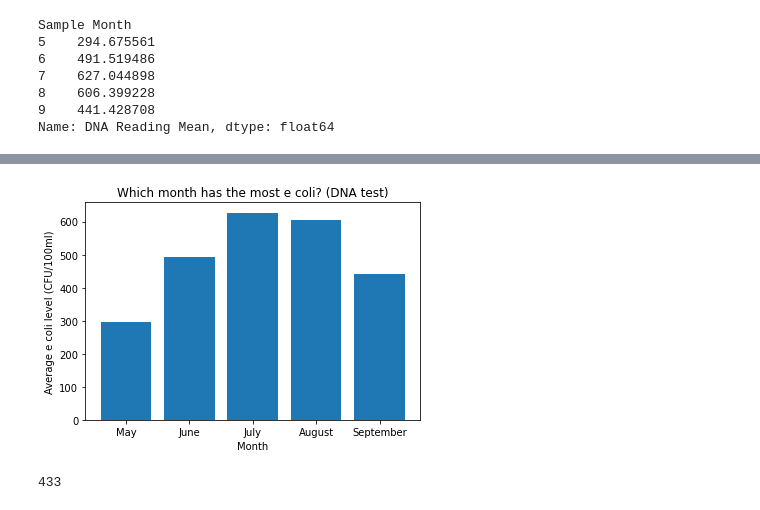
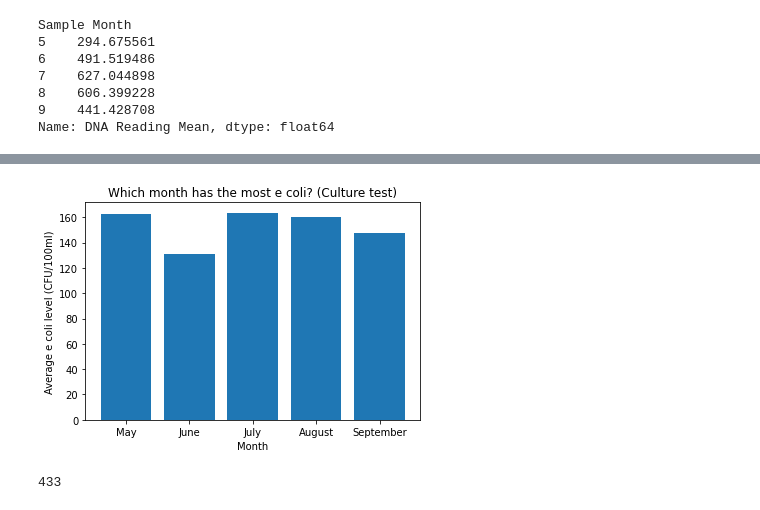
Before and after one commit to ander1908/Bootcamp_Project1, a Jupyter notebook: Leah_worst_month.ipynb, the cells around one changed output, grey strips where cells are left out. Saved outputs shown, nothing was run; the diff lists cells and outputs as text; code cells hidden in the pictures.

Commit message:
added culture test to monthly bar graph and created CSVs of daily results for culture and dna tests

```diff
--- a/Leah_worst_month.ipynb
+++ b/Leah_worst_month.ipynb
@@ -45,3 +56,4 @@ dna_data.head()
 # %%
 dna_by_month = dna_data.groupby("Sample Month")
+culture_by_month = culture_data.groupby("Sample Month")
 # %%
@@ -59,0 +82,3 @@ x_axis = ["May", "June", "July", "August", "September"]
+# %%
+culture_y_axis = culture_by_month["Culture Reading Mean"].mean()
+culture_y_axis
@@ -60,13 +94,18 @@ x_axis = ["May", "June", "July", "August", "September"]
+# %%
+#dropping october
+culture_y_axis=culture_y_axis.drop(labels=10)
+# %%
+x_axis = ["May", "June", "July", "August", "September"]
 # %%
-plt.bar(x_axis, y_axis)
+plt.bar(x_axis, culture_y_axis)
 
 
-plt.title("Which month has the most e coli? (DNA test)")
+plt.title("Which month has the most e coli? (Culture test)")
 plt.xlabel("Month")
 plt.ylabel("Average e coli level (CFU/100ml)")
 
 plt.show()
 # %% [output]
-[figure, old version]
+[figure, new version]
 # %%
 dna_by_date = dna_data.groupby("Sample Date")
```
Also changed, not shown: parts of 24 cells of this notebook, 2 other files.
